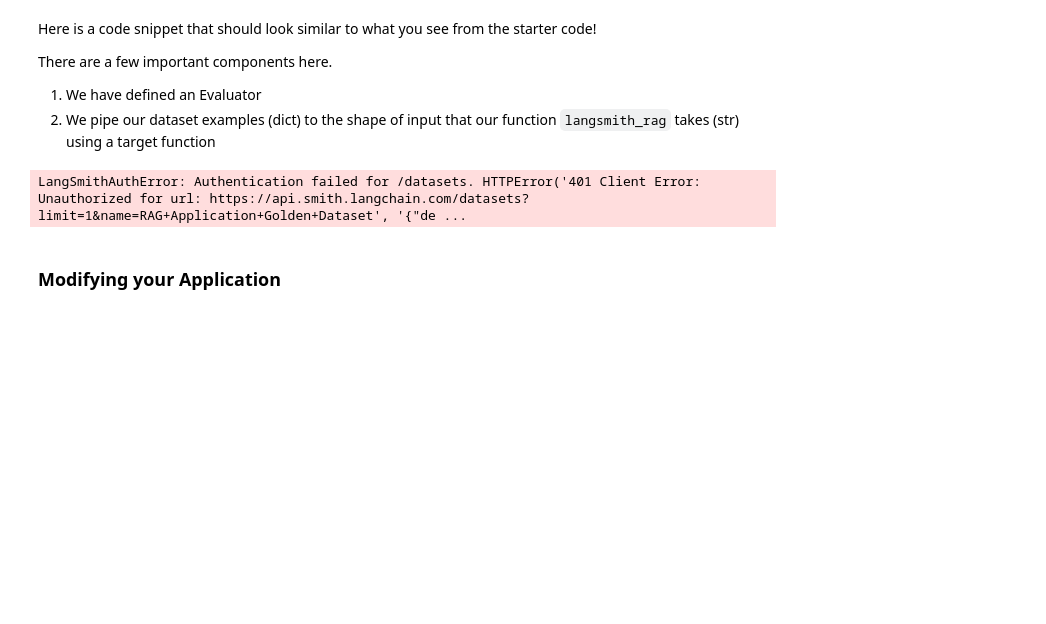
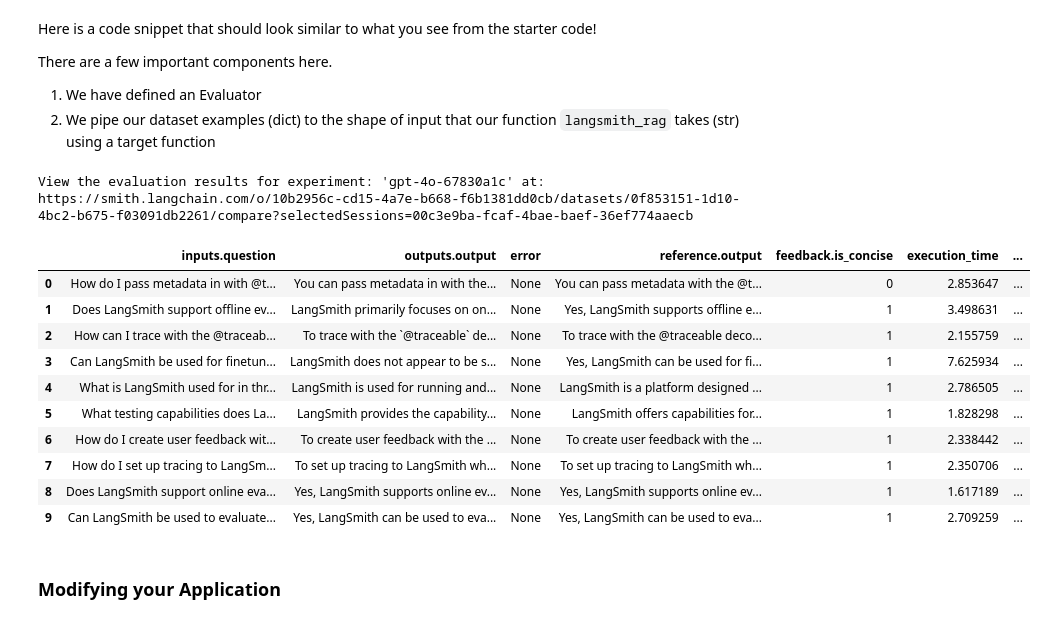
Before and after one commit to MuditRanjan000/MuditRanjan-langsmith-MAT496, a Jupyter notebook: notebooks/module_2/experiments.ipynb, the cells around one changed output. Saved outputs shown, nothing was run; the diff lists cells and outputs as text; code cells hidden in the pictures; blank space fills up the shorter version.

Commit message:
fixed the codes and added my dataset

```diff
--- a/notebooks/module_2/experiments.ipynb
+++ b/notebooks/module_2/experiments.ipynb
@@ -144,24 +144,36 @@ There are a few important components here.
 # %%
 from langsmith import evaluate, Client
 
 client = Client()
-dataset_name = "RAG Application Golden Dataset"
+dataset_name = "rag application golden dataset"
 
 def is_concise_enough(reference_outputs: dict, outputs: dict) -> dict:
     score = len(outputs["output"]) < 1.5 * len(reference_outputs["output"])
     return {"key": "is_concise", "score": int(score)}
 
 def target_function(inputs: dict):
     return langsmith_rag(inputs["question"])
 
 evaluate(
     target_function,
     data=dataset_name,
     evaluators=[is_concise_enough],
     experiment_prefix="gpt-4o"
 )
 # %% [output]
-LangSmithAuthError: Authentication failed for /datasets. HTTPError('401 Client Error: Unauthorized for url: https://api.smith.langchain.com/datasets?limit=1&name=RAG+Application+Golden+Dataset', '{"de ...
+View the evaluation results for experiment: 'gpt-4o-67830a1c' at:
+https://smith.langchain.com/o/10b2956c-cd15-4a7e-b668-f6b1381dd0cb/datasets/0f853151-1d10-4bc2-b675-f03091db2261/compare?selectedSessions=00c3e9ba-fcaf-4bae-baef-36ef774aaecb
+|  | inputs.question | outputs.output | error | reference.output | feedback.is_concise | execution_time | ... |
+| 0 | How do I pass metadata in with @t... | You can pass metadata in with the... | None | You can pass metadata with the @t... | 0 | 2.853647 | ... |
+| 1 | Does LangSmith support offline ev... | LangSmith primarily focuses on on... | None | Yes, LangSmith supports offline e... | 1 | 3.498631 | ... |
+| 2 | How can I trace with the @traceab... | To trace with the `@traceable` de... | None | To trace with the @traceable deco... | 1 | 2.155759 | ... |
+| 3 | Can LangSmith be used for finetun... | LangSmith does not appear to be s... | None | Yes, LangSmith can be used for fi... | 1 | 7.625934 | ... |
+| 4 | What is LangSmith used for in thr... | LangSmith is used for running and... | None | LangSmith is a platform designed ... | 1 | 2.786505 | ... |
+| 5 | What testing capabilities does La... | LangSmith provides the capability... | None | LangSmith offers capabilities for... | 1 | 1.828298 | ... |
+| 6 | How do I create user feedback wit... | To create user feedback with the ... | None | To create user feedback with the ... | 1 | 2.338442 | ... |
+| 7 | How do I set up tracing to LangSm... | To set up tracing to LangSmith wh... | None | To set up tracing to LangSmith wh... | 1 | 2.350706 | ... |
+| 8 | Does LangSmith support online eva... | Yes, LangSmith supports online ev... | None | Yes, LangSmith supports online ev... | 1 | 1.617189 | ... |
+| 9 | Can LangSmith be used to evaluate... | Yes, LangSmith can be used to eva... | None | Yes, LangSmith can be used to eva... | 1 | 2.709259 | ... |
 # %% [markdown]
 ### Modifying your Application
 # %% [markdown]
```
Also changed, not shown: parts of 8 cells of this notebook, 3 other files.
